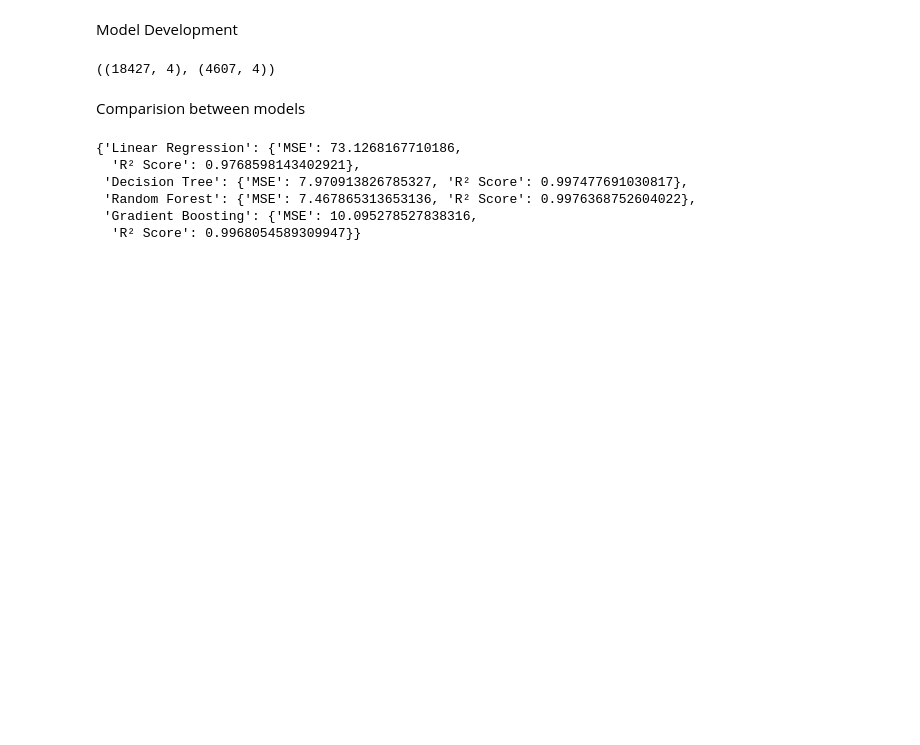
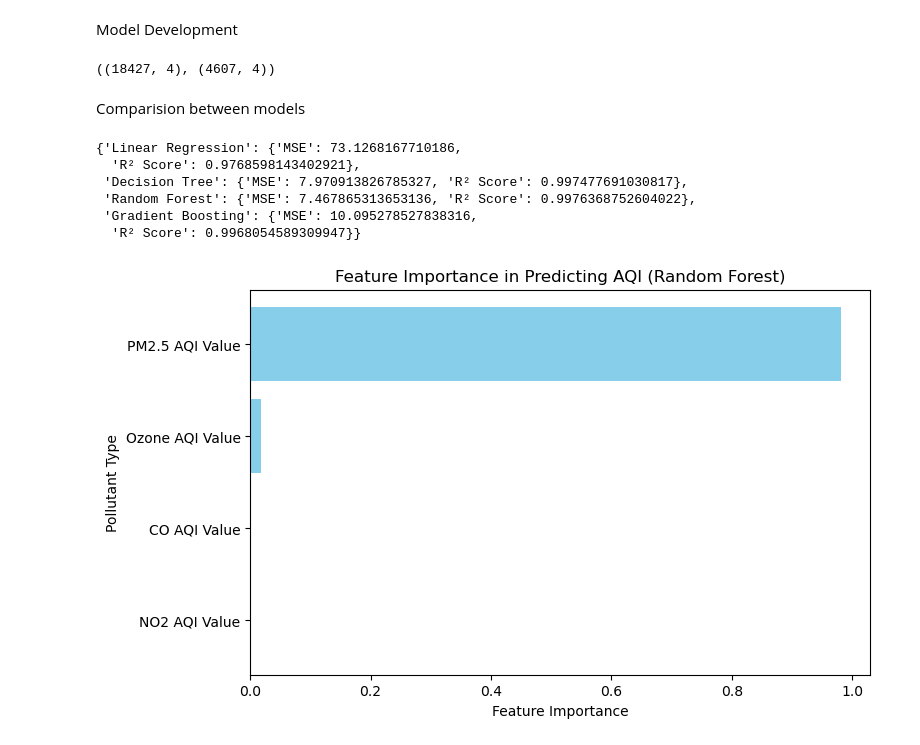
Before and after one commit to aroshacdX/msc-project-individual, a Jupyter notebook: AirPollutionAnalysis.ipynb, the cells around one changed output. Saved outputs shown, nothing was run; the diff lists cells and outputs as text; code cells hidden in the pictures; blank space fills up the shorter version.

Commit message:
plotted a graph to visualize Feature Importance in Predicting AQI

```diff
--- a/AirPollutionAnalysis.ipynb
+++ b/AirPollutionAnalysis.ipynb
@@ -439,7 +439,26 @@ results
 # %%
 import matplotlib.pyplot as plt
 import numpy as np
 
 # Get feature importance from the trained Random Forest model
 rf_model = models["Random Forest"]
 feature_importance = rf_model.feature_importances_
+
+# Feature names
+feature_names = X.columns
+
+# Sort features by importance
+sorted_indices = np.argsort(feature_importance)[::-1]
+sorted_importance = feature_importance[sorted_indices]
+sorted_features = feature_names[sorted_indices]
+
+# Plot feature importance
+plt.figure(figsize=(8, 5))
+plt.barh(sorted_features, sorted_importance, color="skyblue")
+plt.xlabel("Feature Importance")
+plt.ylabel("Pollutant Type")
+plt.title("Feature Importance in Predicting AQI (Random Forest)")
+plt.gca().invert_yaxis()
+plt.show()
+# %% [output]
+[figure, added]
```
